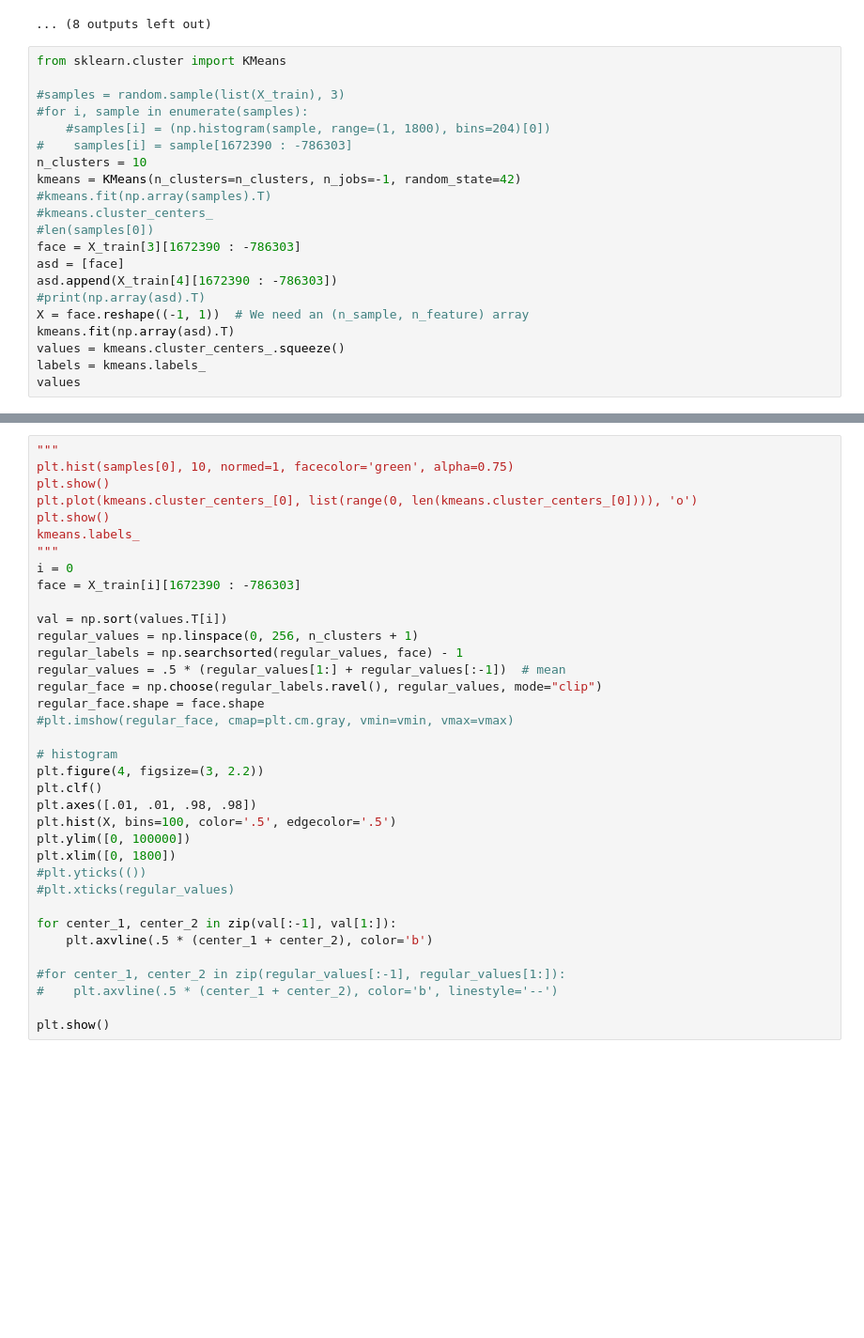
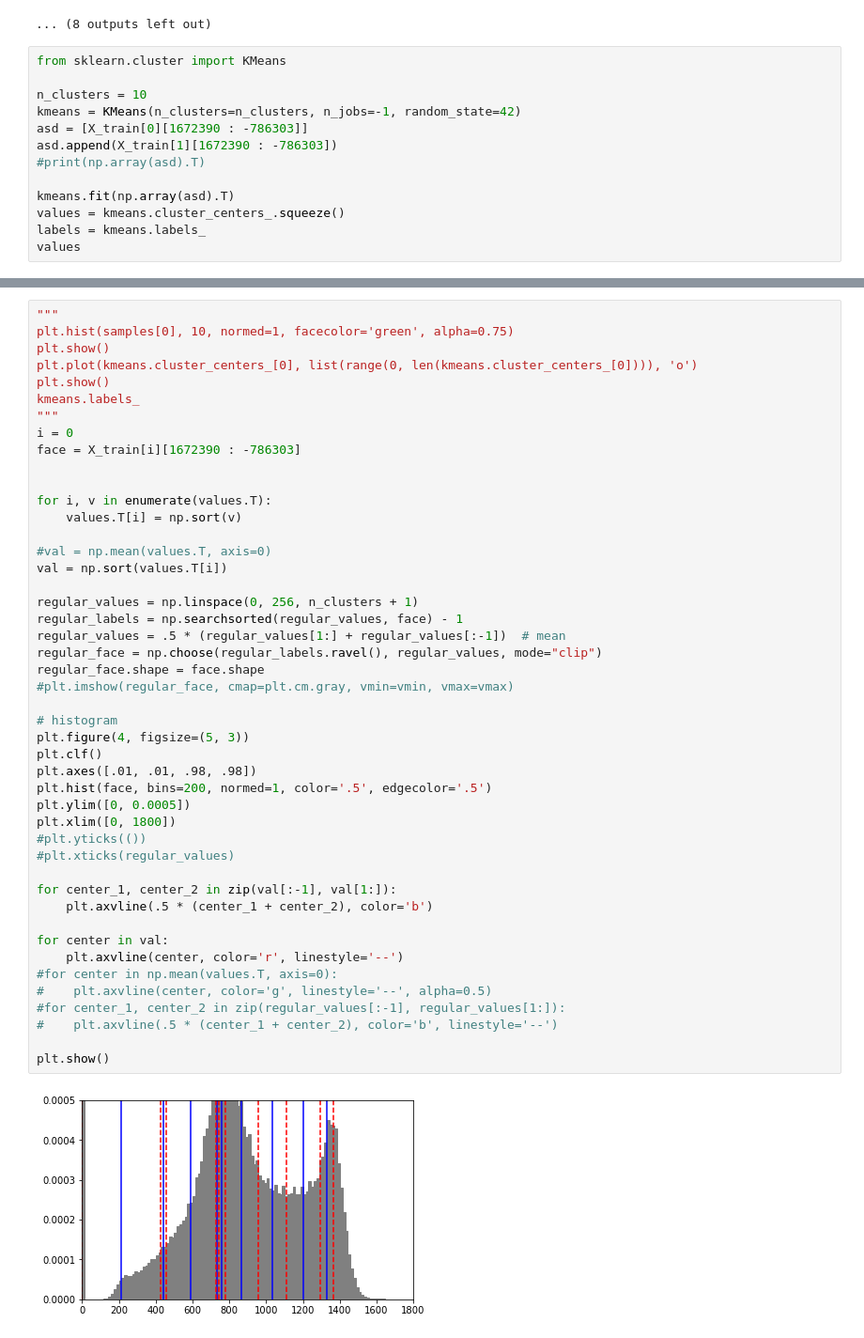
Before and after one commit to fdelia/ETH-machine-learning-course, a Jupyter notebook: Exploratory data analysis.ipynb, the cells around one changed output, grey strips where cells are left out. Shown at 94% size. Drawn from its saved outputs; the diff is of its cells as text; blank space fills up the shorter version.

```diff
--- a/Exploratory data analysis.ipynb
+++ b/Exploratory data analysis.ipynb
@@ -259,20 +259,12 @@ m
 # %%
 from sklearn.cluster import KMeans
 
-#samples = random.sample(list(X_train), 3)
-#for i, sample in enumerate(samples):
-    #samples[i] = (np.histogram(sample, range=(1, 1800), bins=204)[0])
-#    samples[i] = sample[1672390 : -786303]
 n_clusters = 10
 kmeans = KMeans(n_clusters=n_clusters, n_jobs=-1, random_state=42)
-#kmeans.fit(np.array(samples).T)
-#kmeans.cluster_centers_
-#len(samples[0])
-face = X_train[3][1672390 : -786303]
-asd = [face]
-asd.append(X_train[4][1672390 : -786303])
+asd = [X_train[0][1672390 : -786303]]
+asd.append(X_train[1][1672390 : -786303])
 #print(np.array(asd).T)
-X = face.reshape((-1, 1))  # We need an (n_sample, n_feature) array
+
 kmeans.fit(np.array(asd).T)
 values = kmeans.cluster_centers_.squeeze()
 labels = kmeans.labels_
@@ -283,33 +286,45 @@ plt.hist(samples[0], 10, normed=1, facecolor='green', alpha=0.75)
 plt.show()
 plt.plot(kmeans.cluster_centers_[0], list(range(0, len(kmeans.cluster_centers_[0]))), 'o')
 plt.show()
 kmeans.labels_
 """
 i = 0
 face = X_train[i][1672390 : -786303]
 
+
+for i, v in enumerate(values.T):
+    values.T[i] = np.sort(v)
+
+#val = np.mean(values.T, axis=0)
 val = np.sort(values.T[i])
+
 regular_values = np.linspace(0, 256, n_clusters + 1)
 regular_labels = np.searchsorted(regular_values, face) - 1
 regular_values = .5 * (regular_values[1:] + regular_values[:-1])  # mean
 regular_face = np.choose(regular_labels.ravel(), regular_values, mode="clip")
 regular_face.shape = face.shape
 #plt.imshow(regular_face, cmap=plt.cm.gray, vmin=vmin, vmax=vmax)
 
 # histogram
-plt.figure(4, figsize=(3, 2.2))
+plt.figure(4, figsize=(5, 3))
 plt.clf()
 plt.axes([.01, .01, .98, .98])
-plt.hist(X, bins=100, color='.5', edgecolor='.5')
-plt.ylim([0, 100000])
+plt.hist(face, bins=200, normed=1, color='.5', edgecolor='.5')
+plt.ylim([0, 0.0005])
 plt.xlim([0, 1800])
 #plt.yticks(())
 #plt.xticks(regular_values)
 
 for center_1, center_2 in zip(val[:-1], val[1:]):
     plt.axvline(.5 * (center_1 + center_2), color='b')
 
+for center in val:
+    plt.axvline(center, color='r', linestyle='--')
+#for center in np.mean(values.T, axis=0):
+#    plt.axvline(center, color='g', linestyle='--', alpha=0.5)
 #for center_1, center_2 in zip(regular_values[:-1], regular_values[1:]):
 #    plt.axvline(.5 * (center_1 + center_2), color='b', linestyle='--')
 
 plt.show()
+# %% [output]
+[figure, added]
```
Also changed, not shown: parts of 3 cells of this notebook, 2 other files.
